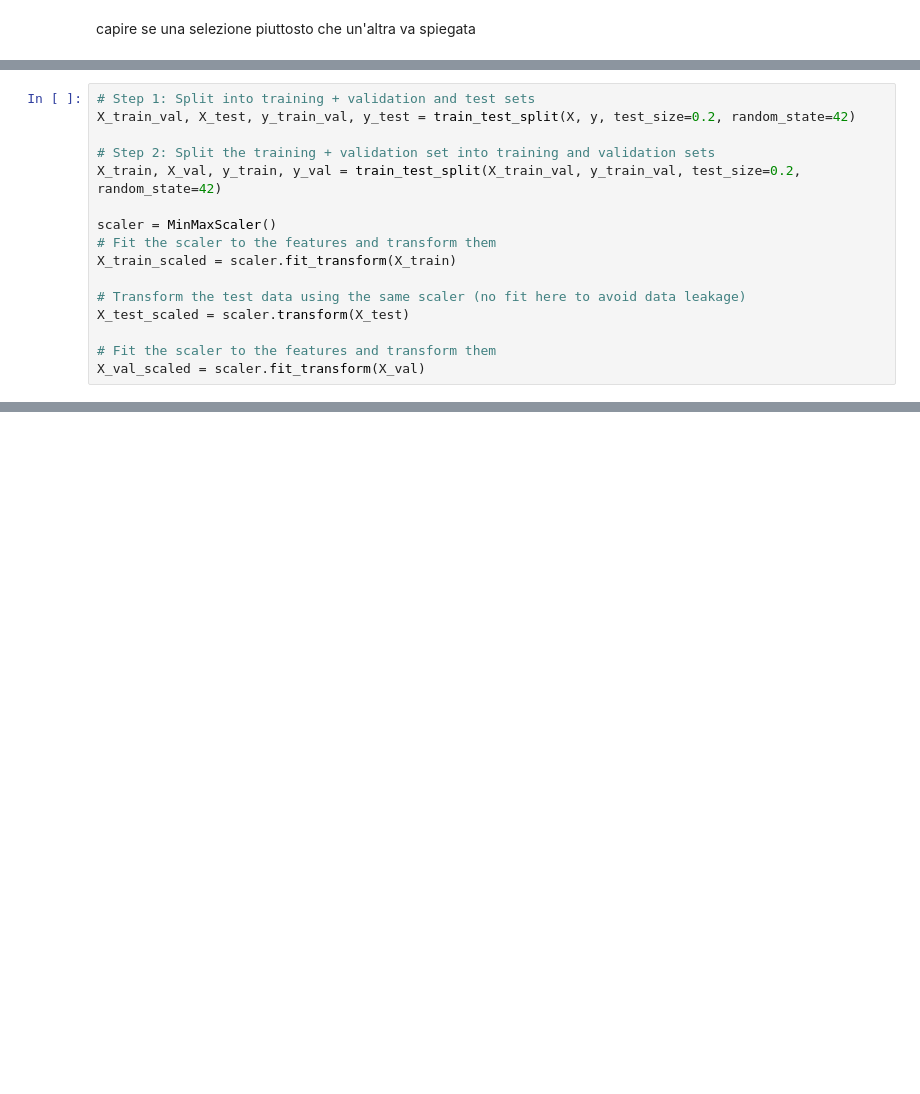
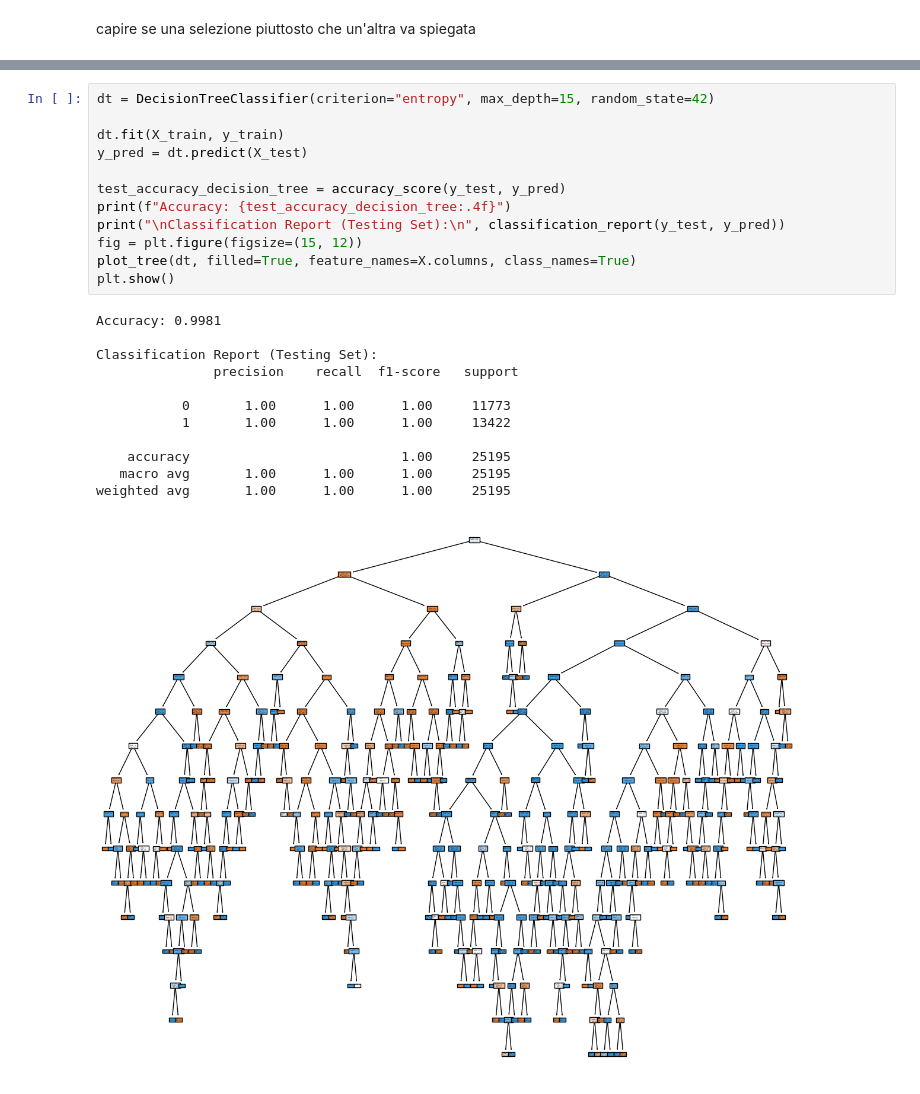
Before and after one commit to MartorelliLuca/IntrusionDetectionML, a Jupyter notebook: IntrusionDetectionProject.ipynb, the cells around one changed output, grey strips where cells are left out. Cells and saved outputs as stored; diff of their text form; blank space fills up the shorter version.

```diff
--- a/IntrusionDetectionProject.ipynb
+++ b/IntrusionDetectionProject.ipynb
@@ -395,16 +350,0 @@ splitting for validation set
-# %%
-# Step 1: Split into training + validation and test sets
-X_train_val, X_test, y_train_val, y_test = train_test_split(X, y, test_size=0.2, random_state=42)
-
-# Step 2: Split the training + validation set into training and validation sets
-X_train, X_val, y_train, y_val = train_test_split(X_train_val, y_train_val, test_size=0.2, random_state=42)
-
-scaler = MinMaxScaler()
-# Fit the scaler to the features and transform them
-X_train_scaled = scaler.fit_transform(X_train)
-
-# Transform the test data using the same scaler (no fit here to avoid data leakage)
-X_test_scaled = scaler.transform(X_test)
-
-# Fit the scaler to the features and transform them
-X_val_scaled = scaler.fit_transform(X_val)
@@ -495,0 +351,25 @@ KeyboardInterrupt:
+# %%
+dt = DecisionTreeClassifier(criterion="entropy", max_depth=15, random_state=42)
+
+dt.fit(X_train, y_train)
+y_pred = dt.predict(X_test)
+
+test_accuracy_decision_tree = accuracy_score(y_test, y_pred)
+print(f"Accuracy: {test_accuracy_decision_tree:.4f}")
+print("\nClassification Report (Testing Set):\n", classification_report(y_test, y_pred))
+fig = plt.figure(figsize=(15, 12))
+plot_tree(dt, filled=True, feature_names=X.columns, class_names=True)
+plt.show()
+# %% [output]
+Accuracy: 0.9981
+
+Classification Report (Testing Set):
+               precision    recall  f1-score   support
+
+           0       1.00      1.00      1.00     11773
+           1       1.00      1.00      1.00     13422
+
+    accuracy                           1.00     25195
+   macro avg       1.00      1.00      1.00     25195
+weighted avg       1.00      1.00      1.00     25195
+[figure, added]
```
Also changed, not shown: parts of 41 cells of this notebook.
